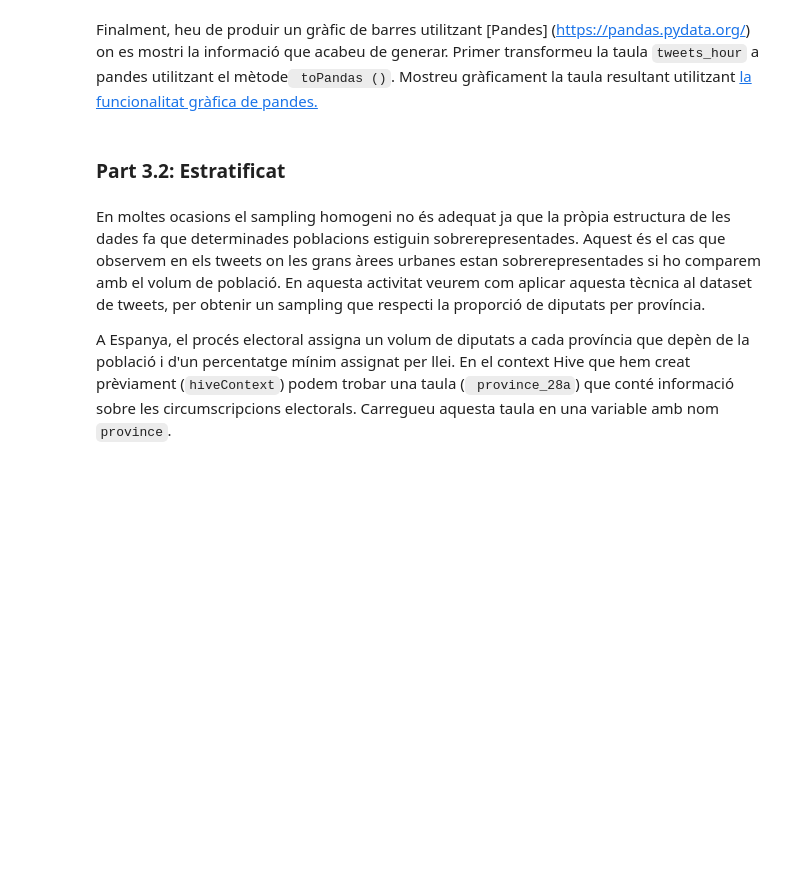
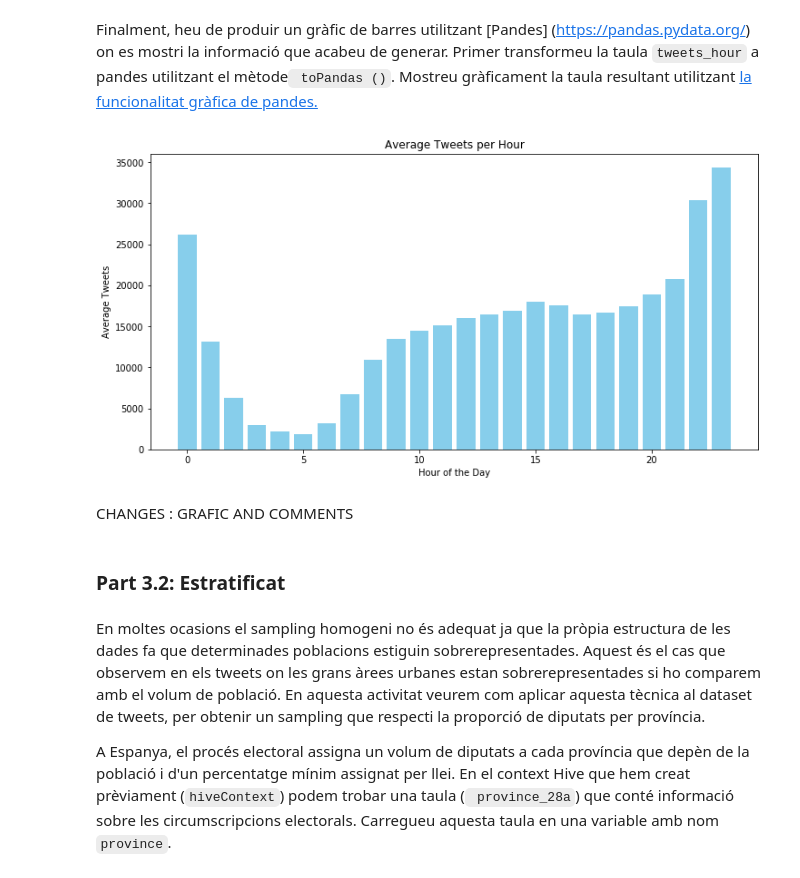
Before and after one commit to xaviermaltas/DataAnalysisInBigDataEnvironments, a Jupyter notebook: PAC4/Actividad4_CAT.ipynb, the cells around one changed output. Saved outputs shown, nothing was run; the diff lists cells and outputs as text; code cells hidden in the pictures; blank space fills up the shorter version.

```diff
--- a/PAC4/Actividad4_CAT.ipynb
+++ b/PAC4/Actividad4_CAT.ipynb
@@ -645,0 +975,11 @@ tweets_timestamp.limit(20).show()
+# %%
+from pyspark.sql.functions import date_format, hour, from_utc_timestamp
+
+# Extract timestamp, hour, and day from the original tweets DataFrame
+tweets_timestamp = tweets_sample.select(
+    "created_at",
+    hour(from_utc_timestamp("created_at", "UTC")).alias("hour"),
+    date_format("created_at", "MM-dd-yy").alias("day"))
+# Sort the table in ascending order based on the 'created_at' column
+tweets_timestamp = tweets_timestamp.orderBy("created_at")
+tweets_timestamp.limit(20).show()
@@ -658,0 +1014,7 @@ tweets_hour_day.limit(20).show()
+# %%
+from pyspark.sql.functions import count
+
+# Create the tweets_hour_day table
+tweets_hour_day = tweets_timestamp.groupBy("hour", "day").agg(count("*").alias("count")).orderBy("count", ascending=False)
+
+tweets_hour_day.limit(20).show()
@@ -671,0 +1048,10 @@ tweets_hour.limit(24).show()
+# %%
+from pyspark.sql.functions import avg
+
+# Create the tweets_hour table
+tweets_hour = tweets_hour_day.groupBy("hour").agg(avg("count").alias("tweets"))
+
+tweets_hour = tweets_hour.withColumn("tweets", tweets_hour["tweets"] / 0.01)  # Ajustem per l'1% de mostreig
+tweets_hour = tweets_hour.orderBy("hour")
+
+tweets_hour.limit(24).show()
@@ -679,3 +1080,21 @@ raise NotImplementedError()
+# %%
+import pandas as pd
+import matplotlib.pyplot as plt
+
+# Convert the Spark DataFrame 'tweets_hour' to a Pandas DataFrame
+tweets_hour_pd = tweets_hour.toPandas()
+
+# Plot the bar graph
+plt.figure(figsize=(12, 6))
+plt.bar(tweets_hour_pd['hour'], tweets_hour_pd['tweets'], color='skyblue')
+plt.xlabel('Hour of the Day')
+plt.ylabel('Average Tweets')
+plt.title('Average Tweets per Hour')
+plt.show()
+# %% [output]
+[figure, added]
+# %% [markdown]
+CHANGES : GRAFIC AND COMMENTS
 # %% [markdown]
 ### **Part 3.2:** Estratificat
 # %% [markdown]
```
Also changed, not shown: parts of 61 cells of this notebook.
